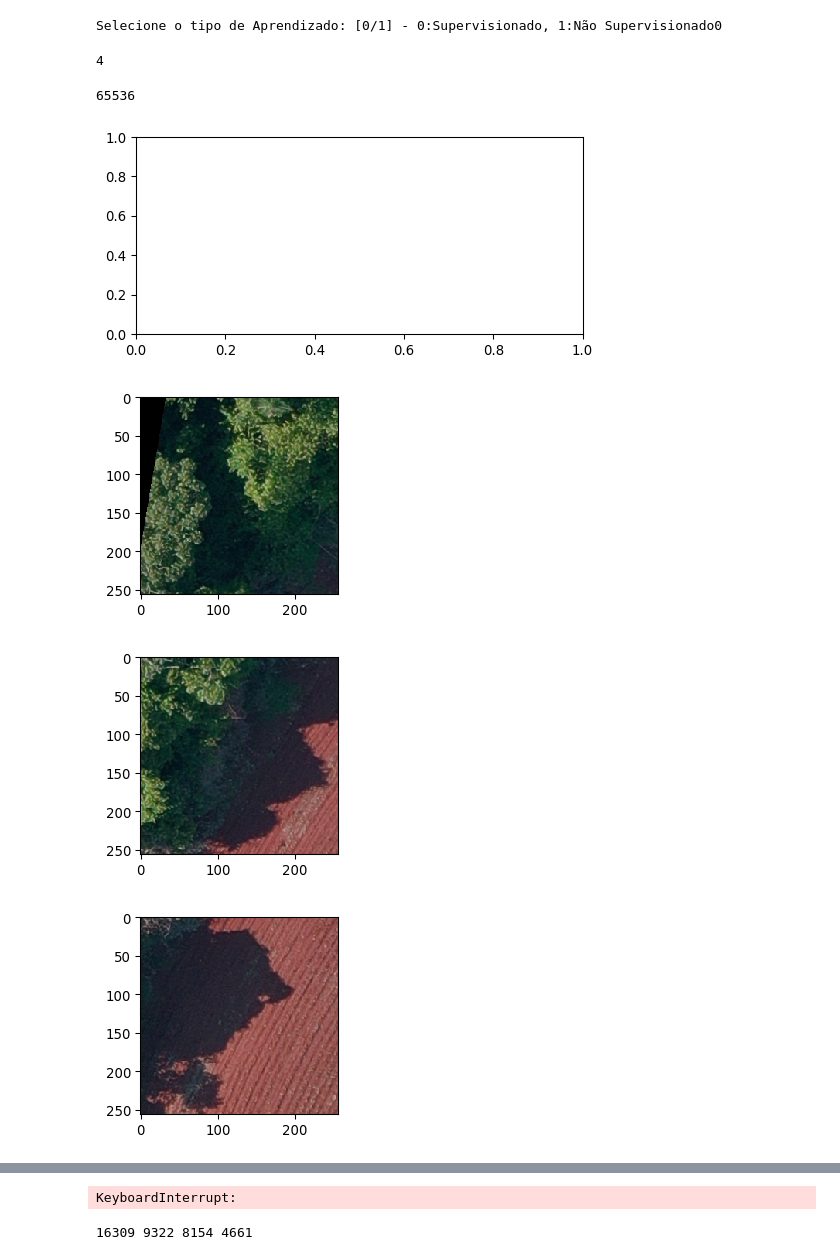
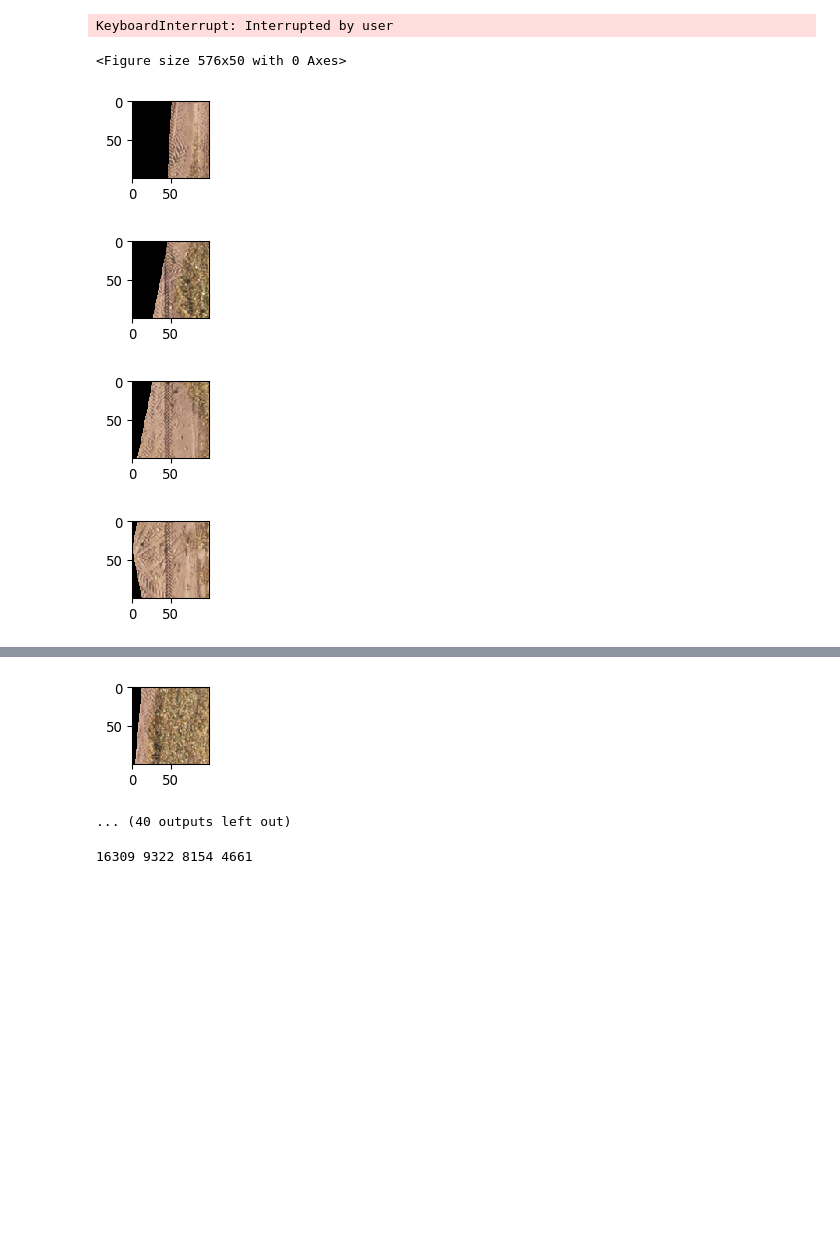
Before and after one commit to betoecd/Anne, a Jupyter notebook: jupiter_notebooks/functions_manipulations.ipynb, the cells around one changed output, grey strips where cells are left out. Drawn from its saved outputs; the diff is of its cells as text; code cells hidden in the pictures; blank space fills up the shorter version.

Commit message:
:sparkles: Function do create box prediction

```diff
--- a/jupiter_notebooks/functions_manipulations.ipynb
+++ b/jupiter_notebooks/functions_manipulations.ipynb
@@ -112,7 +116,7 @@ def defines_max_values(gdal_obj, max_x=-1, max_y=-1):
             #print('ERROR, This method works only for orthomosaics with more of 3 bands and you have : ', _num_bands)
             pass
 
-    return num_bands, max_x, max_y
+    return _num_bands, max_x, max_y
 # %%
 def estimate_dominant_color_orthomosaic(gdal_obj, init_x, init_y, max_x=-1, max_y=-1, increment_x=256, increment_y=256, percent_allowed_black=0.5, consider_black=True, show_img=False):
 
@@ -292,0 +297,10 @@ def generate_dataset(path_orthomosaic, path_ground_true, percent_allowed_black,
+# %%
+def prepare_writer_tif(gdal_object, max_x, max_y):
+
+    dst_img = gdal.GetDriverByName('GTiff').Create(str('/tmp/outfile.tif'), max_x, max_y, 1, gdal.GDT_Byte, options=['COMPRESS=DEFLATE'])
+    dst_img.SetGeoTransform(gdal_object.GetGeoTransform())
+    srs = osr.SpatialReference()
+    srs.ImportFromWkt(gdal_object.GetProjection())
+    dst_img.SetProjection(srs.ExportToWkt())
+
+    return dst_img
@@ -304,14 +364,4 @@ generate_dataset(name_mosaico_rgb, name_mosaico_gt, percent_allowed_black=0.6,
                  init_x=0, init_y=0, increment_x=100, increment_y=100,
                  type_learning='supervisionated', invert_img=False)
 # %% [output]
-Selecione o tipo de Aprendizado: [0/1] - 0:Supervisionado, 1:Não Supervisionado0
+KeyboardInterrupt: Interrupted by user
-# %%
-mosaico = gdal.Open('../../daninhas/ortomosaicos/pre-emergente/179323/marcacoes_manuais.tif')
-_num_bands = mosaico.RasterCount
-print(num_bands)
-
-img = mosaico.GetRasterBand(1).ReadAsArray(0, 0, 256,256)
-img.size
-# %% [output]
-4
-65536
@@ -320,13 +368,18 @@ img = patch_orthomosaic_array(mosaico, 6000, 7000, 256, 256)
 # %%
 init_x = int(mosaico.RasterXSize / 2)
 init_y = int(mosaico.RasterYSize / 2)
 
 max_x = int(mosaico.RasterXSize / 4)
 max_y = int(mosaico.RasterYSize / 4)
 
-walker_orthomosaic(mosaico, percent_allowed_black=0.2, init_x=0, init_y=0, max_x=max_x, max_y=max_y)
+path_neural_network = '../neural_network/supervisionated/misto_weedraw_encontradas/vgg16_Linknet_2.hdf5'
+path_orthomosaic = '../../daninhas/ortomosaicos/pre-emergente/179323/ortomosaico.tif'
+
+predict_orthomosaic(path_neural_network, path_orthomosaic ,0, 0,
+                   increment_x=100, increment_y=100, box_prediction=True)
 # %% [output]
+<Figure size 576x50 with 0 Axes>
-[figure, old version]
+[figure, new version]
-[figure, old version]
+[figure, new version]
-[figure, old version]
+[figure, new version]
-[figure, old version]
+[figure, new version]
@@ -339,4 +392,5 @@ walker_orthomosaic(mosaico, percent_allowed_black=0.2, init_x=0, init_y=0, max_x
-KeyboardInterrupt:
+[figure, added]
+... (40 outputs left out)
 # %%
 init_x = int(mosaico.RasterXSize / 2)
 init_y = int(mosaico.RasterYSize / 2)
```
Also changed, not shown: parts of 6 cells of this notebook.
